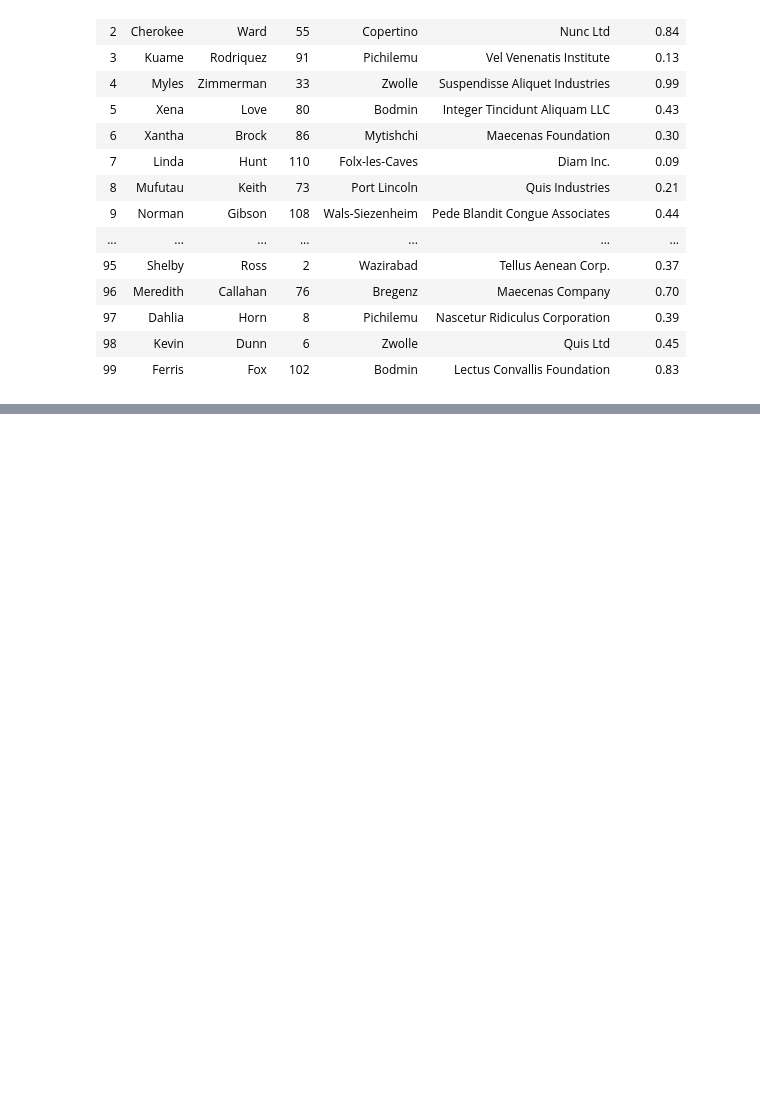
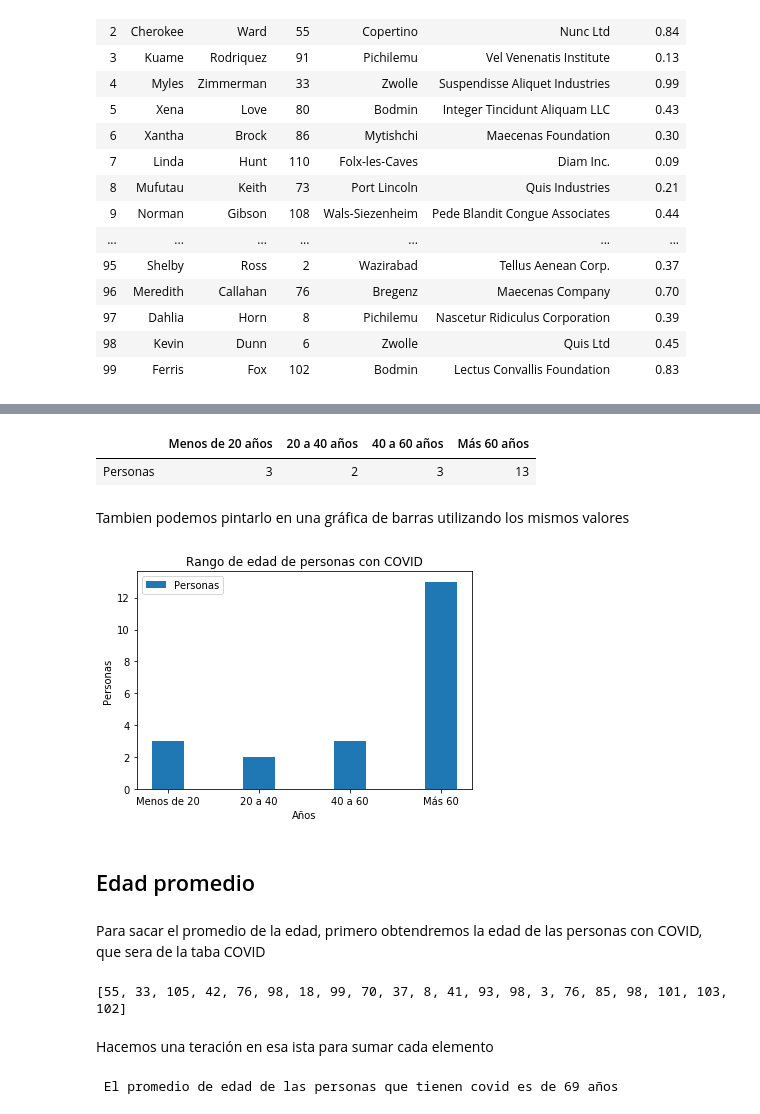
Before and after one commit to DevPhantomUNAM/Proyecto_Final_Analisis-Datos-COVID-Mexico, a Jupyter notebook: Proyecto_Fina_Análisis_Datos_COVID_México.ipynb, the cells around one changed output, grey strips where cells are left out. Drawn from its saved outputs; the diff is of its cells as text; code cells hidden in the pictures; blank space fills up the shorter version.

```diff
--- a/Proyecto_Fina_Análisis_Datos_COVID_México.ipynb
+++ b/Proyecto_Fina_Análisis_Datos_COVID_México.ipynb
@@ -153,0 +302,38 @@
+# %%
+tablaEdades= pd.DataFrame(datosEdades,index=['Personas'],columns=['Menos de 20 años', '20 a 40 años','40 a 60 años','Más 60 años'])
+tablaEdades
+# %% [output]
+|  | Menos de 20 años | 20 a 40 años | 40 a 60 años | Más 60 años |
+| Personas | 3 | 2 | 3 | 13 |
+# %% [markdown]
+Tambien podemos pintarlo en una gráfica de barras utilizando los mismos valores
+# %%
+labels = ['Menos de 20', '20 a 40','40 a 60','Más 60']
+men_means = [(len(rango1)),(len(rango2)),(len(rango3)),(len(rango4))]
+
+
+width = 0.35       # the width of the bars: can also be len(x) sequence
+
+fig, ax = plt.subplots()
+
+ax.bar(labels, men_means, width, label='Personas')
+
+ax.set_ylabel('Personas')
+ax.set_xlabel('Años')
+ax.set_title('Rango de edad de personas con COVID')
+ax.legend()
+
+plt.show()
+# %% [output]
+[figure, added]
+# %% [markdown]
+## Edad promedio
+# %% [markdown]
+Para sacar el promedio de la edad, primero obtendremos la edad de las personas con COVID, que sera de la taba COVID
+# %%
+edades = df[df.Indicador > 0.80].Edad.tolist()
+print(edades)
+# %% [output]
+[55, 33, 105, 42, 76, 98, 18, 99, 70, 37, 8, 41, 93, 98, 3, 76, 85, 98, 101, 103, 102]
+# %% [markdown]
+Hacemos una teración en esa ista para sumar cada elemento
@@ -153,0 +346,4 @@
+# %%
+print(" El promedio de edad de las personas que tienen covid es de %.f años" %(promedio))
+# %% [output]
+ El promedio de edad de las personas que tienen covid es de 69 años
```
Also changed, not shown: parts of 36 cells of this notebook.
